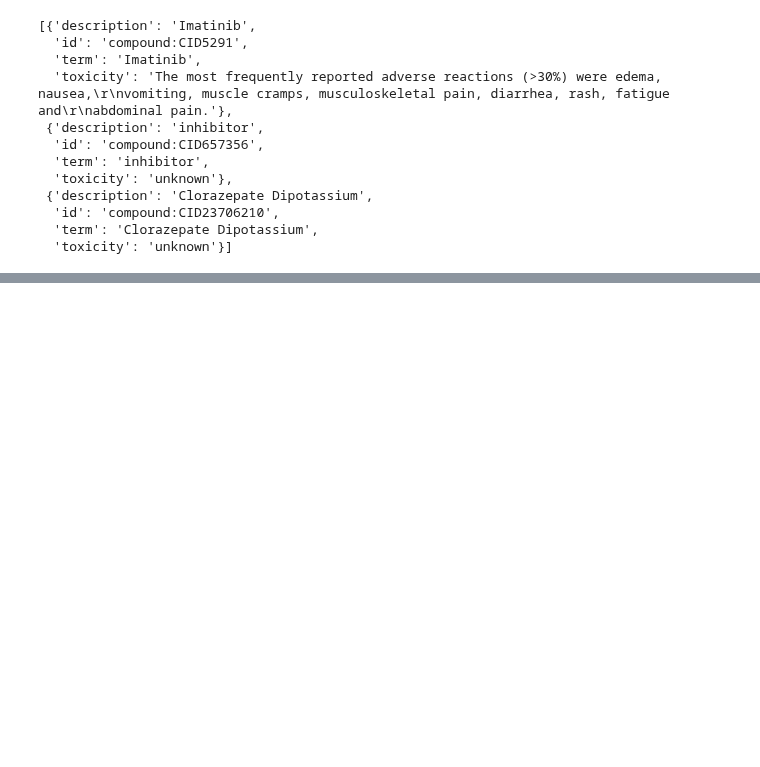
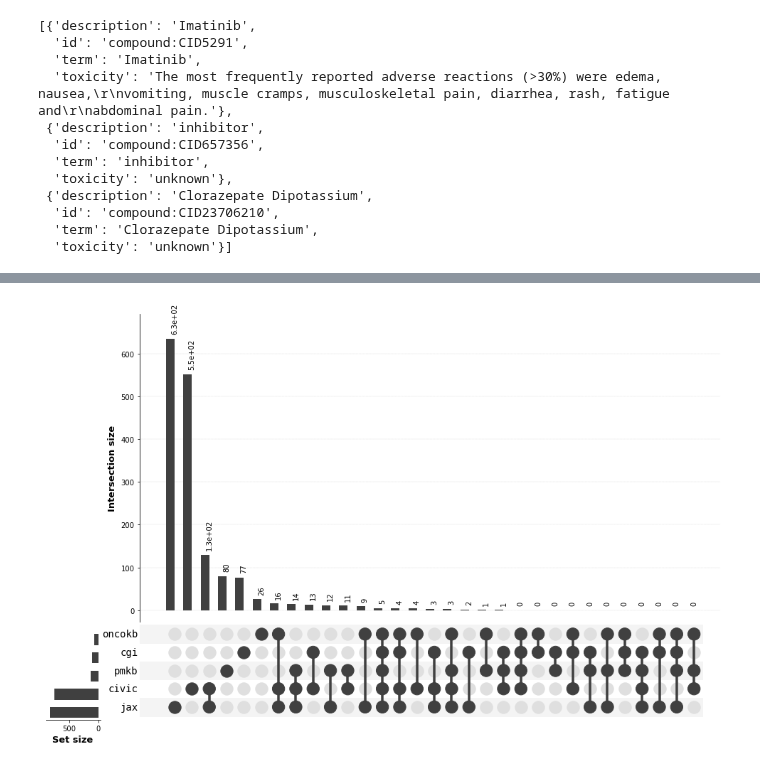
Before and after one commit to ohsu-comp-bio/g2p-aggregator, a Jupyter notebook: analysis/ES Store Analysis.ipynb, the cells around one changed output, grey strips where cells are left out. Cells and saved outputs as stored; diff of their text form; code cells hidden in the pictures; blank space fills up the shorter version.

```diff
--- a/analysis/ES Store Analysis.ipynb
+++ b/analysis/ES Store Analysis.ipynb
@@ -212,0 +411,23 @@ def merge_hits(hits):
+# %%
+def select_successes(hits):
+    pheno_failed = 0
+    for hit in hits:
+        gene = '|'.join(sorted(hit['_source']['genes']))
+        try:
+            phenotype = hit['_source']['association']['phenotype']['type']['id']
+        except:
+            print( "Phenotype failure on ID {}".format( hit['_id'] ))
+            pheno_failed += 1
+            phenotype = None
+        if phenotype is None:
+            continue
+        hit['merged'] = {
+            'gene': gene,
+            'phenotype': phenotype
+            }
+        yield hit
+
+    print('{} hits with failed phenotype'.format(pheno_failed))
+    print('{} total hits'.format(len(hits)))
+# %%
+successes = list(select_successes(res['hits']['hits']))
@@ -212,0 +452,3 @@ def merge_hits(hits):
+# %%
+s = Counter([x['_source']['source'] for x in successes])
+s
@@ -212,0 +457,4 @@ def merge_hits(hits):
+# %%
+success_by_source = dict()
+for source in s:
+    success_by_source[source] = set([(x['merged']['gene'], x['merged']['phenotype']) for x in successes if x['_source']['source'] == source])
@@ -212,0 +501,8 @@ def merge_hits(hits):
+# %%
+def plot_overlap(d, column_names=['attribute']):
+    d2 = {g: pd.DataFrame(list(d[g]), columns=column_names) for g in d}
+    pyu.plot(d2, unique_keys = column_names)
+
+plot_overlap(success_by_source, column_names=['gene', 'phenotype'])
+# %% [output]
+[figure, added]
```
Also changed, not shown: parts of 27 cells of this notebook.
